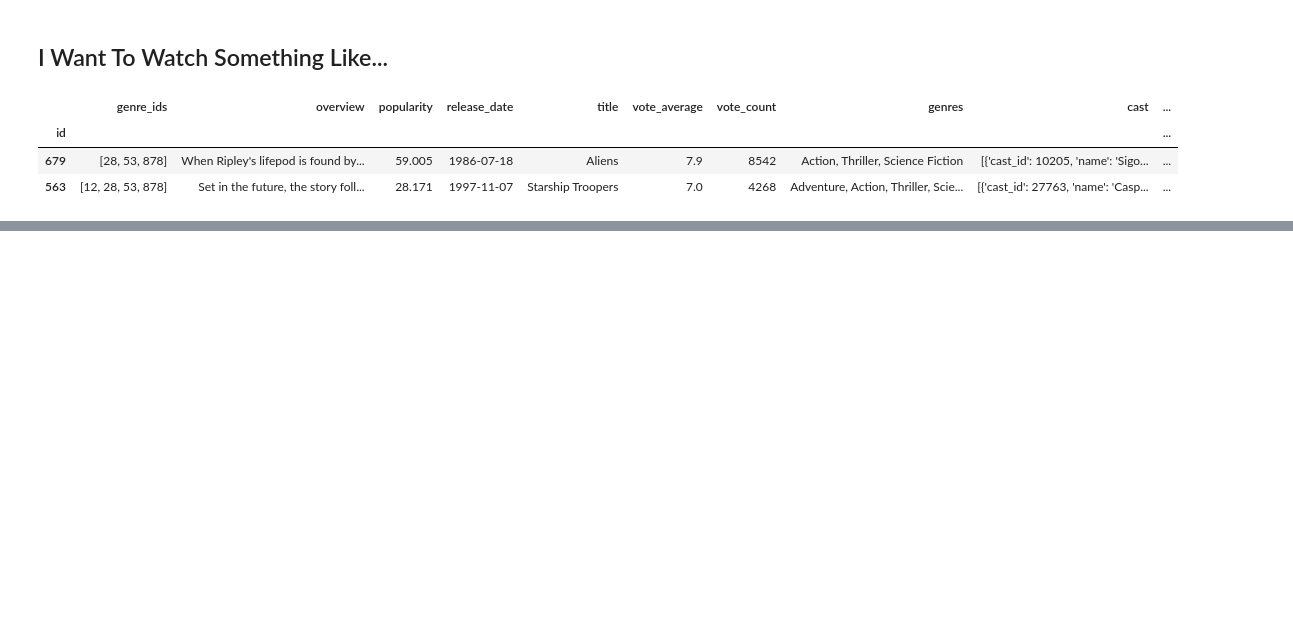
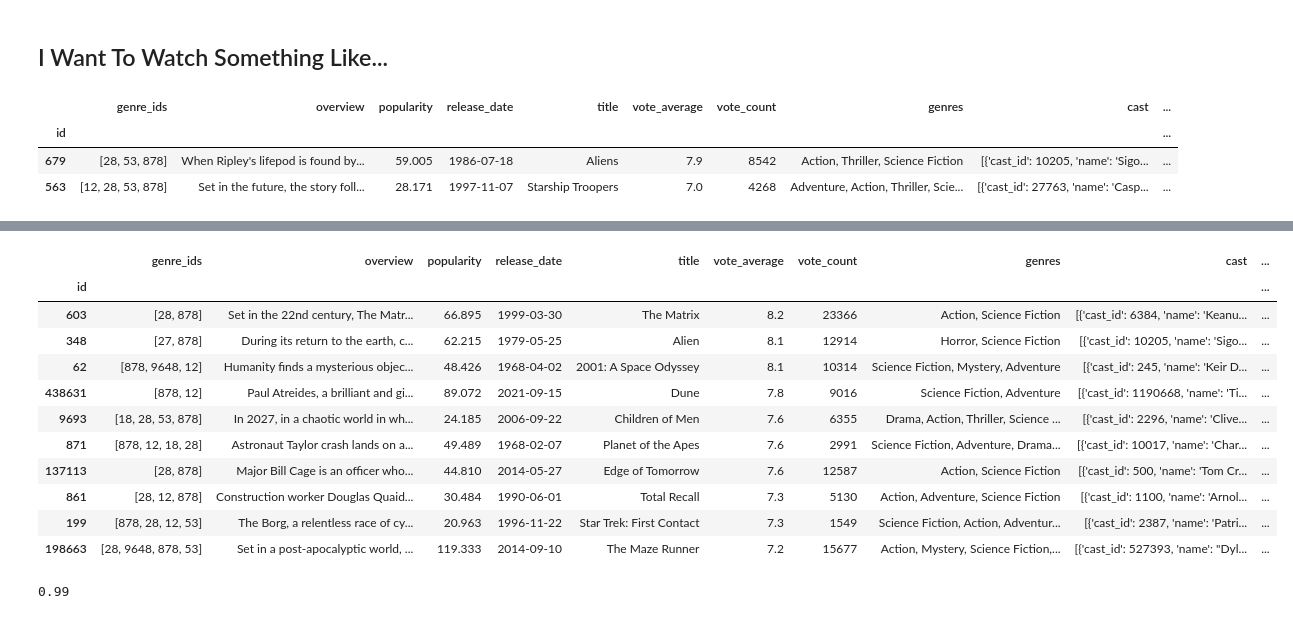
Before and after one commit to fadeeva/normal_projects, a Jupyter notebook: Popular_10000_movies_listed_on_TMDb/prsnt.ipynb, the cells around one changed output, grey strips where cells are left out. Saved outputs shown, nothing was run; the diff lists cells and outputs as text; code cells hidden in the pictures; blank space fills up the shorter version.

```diff
--- a/Popular_10000_movies_listed_on_TMDb/prsnt.ipynb
+++ b/Popular_10000_movies_listed_on_TMDb/prsnt.ipynb
@@ -823,0 +796,19 @@ what_to_watch.show_recommendation(sorted_by='vote_count', amount=20)
+# %%
+what_to_watch.show_more_similar()
+# %% [output]
+|  | genre_ids | overview | popularity | release_date | title | vote_average | vote_count | genres | cast | ... |
+| id |  |  |  |  |  |  |  |  |  | ... |
+| 603 | [28, 878] | Set in the 22nd century, The Matr... | 66.895 | 1999-03-30 | The Matrix | 8.2 | 23366 | Action, Science Fiction | [{'cast_id': 6384, 'name': 'Keanu... | ... |
+| 348 | [27, 878] | During its return to the earth, c... | 62.215 | 1979-05-25 | Alien | 8.1 | 12914 | Horror, Science Fiction | [{'cast_id': 10205, 'name': 'Sigo... | ... |
+| 62 | [878, 9648, 12] | Humanity finds a mysterious objec... | 48.426 | 1968-04-02 | 2001: A Space Odyssey | 8.1 | 10314 | Science Fiction, Mystery, Adventure | [{'cast_id': 245, 'name': 'Keir D... | ... |
+| 438631 | [878, 12] | Paul Atreides, a brilliant and gi... | 89.072 | 2021-09-15 | Dune | 7.8 | 9016 | Science Fiction, Adventure | [{'cast_id': 1190668, 'name': 'Ti... | ... |
+| 9693 | [18, 28, 53, 878] | In 2027, in a chaotic world in wh... | 24.185 | 2006-09-22 | Children of Men | 7.6 | 6355 | Drama, Action, Thriller, Science ... | [{'cast_id': 2296, 'name': 'Clive... | ... |
+| 871 | [878, 12, 18, 28] | Astronaut Taylor crash lands on a... | 49.489 | 1968-02-07 | Planet of the Apes | 7.6 | 2991 | Science Fiction, Adventure, Drama... | [{'cast_id': 10017, 'name': 'Char... | ... |
+| 137113 | [28, 878] | Major Bill Cage is an officer who... | 44.810 | 2014-05-27 | Edge of Tomorrow | 7.6 | 12587 | Action, Science Fiction | [{'cast_id': 500, 'name': 'Tom Cr... | ... |
+| 861 | [28, 12, 878] | Construction worker Douglas Quaid... | 30.484 | 1990-06-01 | Total Recall | 7.3 | 5130 | Action, Adventure, Science Fiction | [{'cast_id': 1100, 'name': 'Arnol... | ... |
+| 199 | [878, 28, 12, 53] | The Borg, a relentless race of cy... | 20.963 | 1996-11-22 | Star Trek: First Contact | 7.3 | 1549 | Science Fiction, Action, Adventur... | [{'cast_id': 2387, 'name': 'Patri... | ... |
+| 198663 | [28, 9648, 878, 53] | Set in a post-apocalyptic world, ... | 119.333 | 2014-09-10 | The Maze Runner | 7.2 | 15677 | Action, Mystery, Science Fiction,... | [{'cast_id': 527393, 'name': "Dyl... | ... |
+# %%
+what_to_watch.cs_THRESHOLD
+# %% [output]
+0.99
```
Also changed, not shown: parts of 3 cells of this notebook.
